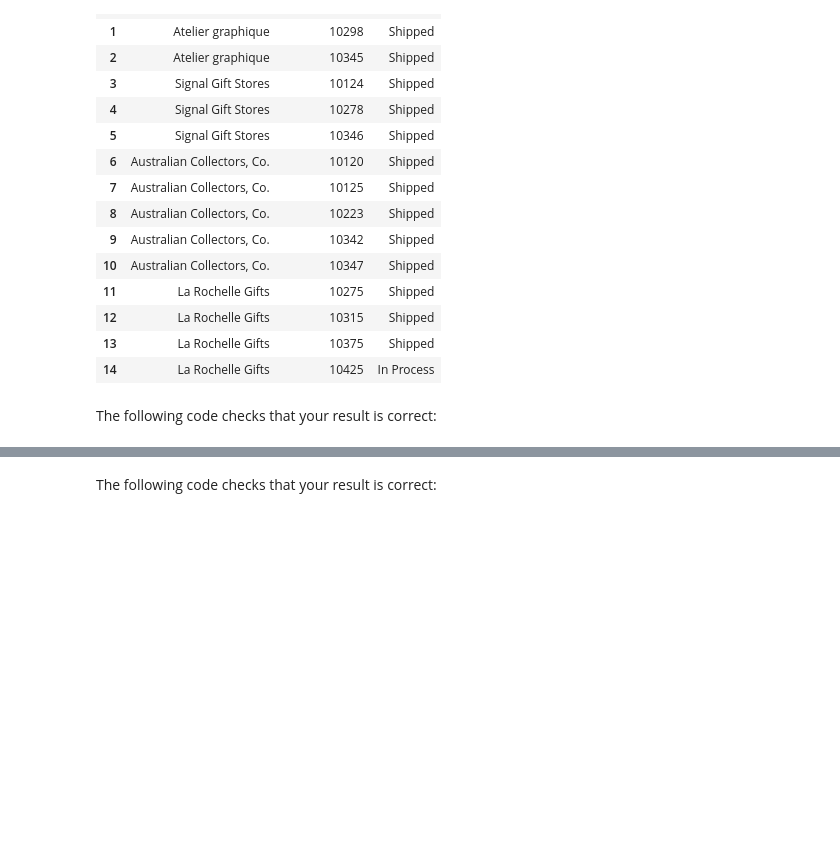
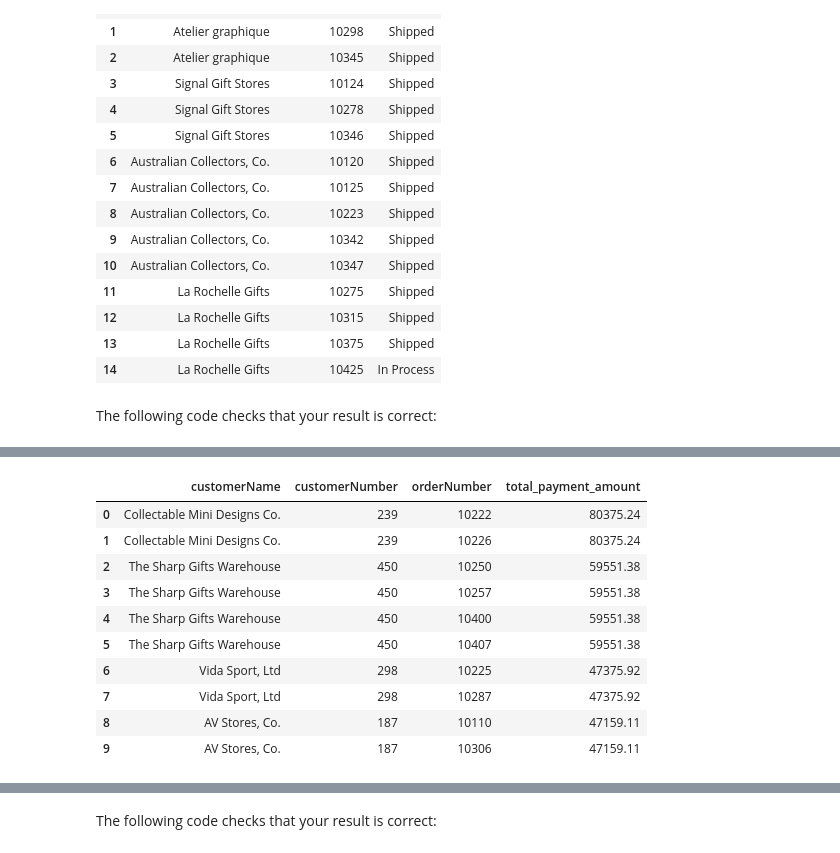
Before and after one commit to nealiyer88/dsc-sql-lab, a Jupyter notebook: index.ipynb, the cells around one changed output, grey strips where cells are left out. Cells and saved outputs as stored; diff of their text form; code cells hidden in the pictures; blank space fills up the shorter version.

```diff
--- a/index.ipynb
+++ b/index.ipynb
@@ -370,6 +370,31 @@ The three columns selected should be `customerName`, `customerNumber` and `total
 #### Expected Output
 
 <img src='https://curriculum-content.s3.amazonaws.com/data-science/images/expected_output_q6.png'>
+# %%
+qy = """
+SELECT c.customerName, c.customerNumber, o.orderNumber, p.amount AS total_payment_amount
+FROM customers c
+JOIN orders o ON c.customerNumber = o.customerNumber
+JOIN payments p ON c.customerNumber = p.customerNumber
+GROUP BY c.customerNumber, o.orderNumber
+ORDER BY total_payment_amount DESC
+LIMIT 10;
+
+"""
+qy_result = pd.read_sql(qy, conn)
+qy_result
+# %% [output]
+|  | customerName | customerNumber | orderNumber | total_payment_amount |
+| 0 | Collectable Mini Designs Co. | 239 | 10222 | 80375.24 |
+| 1 | Collectable Mini Designs Co. | 239 | 10226 | 80375.24 |
+| 2 | The Sharp Gifts Warehouse | 450 | 10250 | 59551.38 |
+| 3 | The Sharp Gifts Warehouse | 450 | 10257 | 59551.38 |
+| 4 | The Sharp Gifts Warehouse | 450 | 10400 | 59551.38 |
+| 5 | The Sharp Gifts Warehouse | 450 | 10407 | 59551.38 |
+| 6 | Vida Sport, Ltd | 298 | 10225 | 47375.92 |
+| 7 | Vida Sport, Ltd | 298 | 10287 | 47375.92 |
+| 8 | AV Stores, Co. | 187 | 10110 | 47159.11 |
+| 9 | AV Stores, Co. | 187 | 10306 | 47159.11 |
 # %%
 # Replace None with appropriate SQL code
 q6 = """
```
Also changed, not shown: parts of 1 cell of this notebook.
